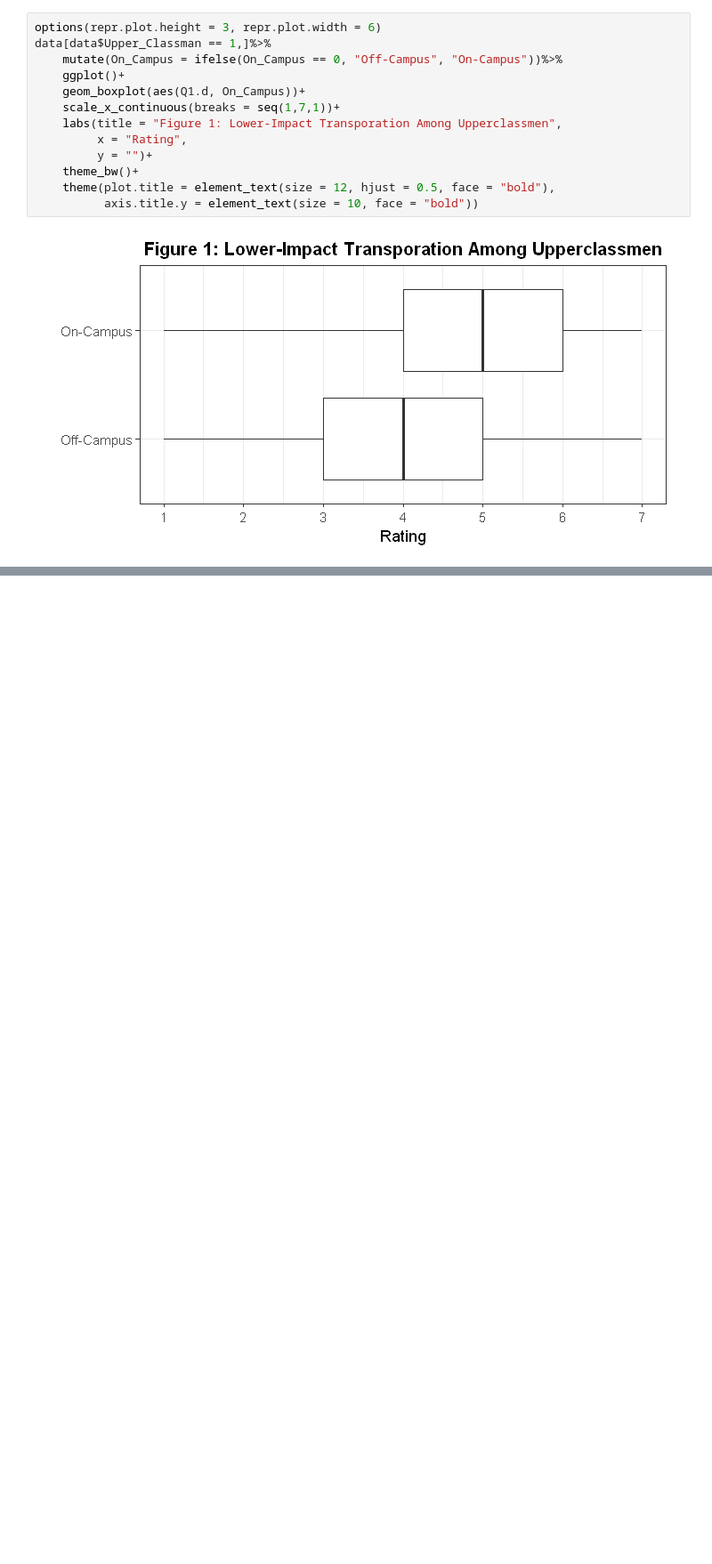
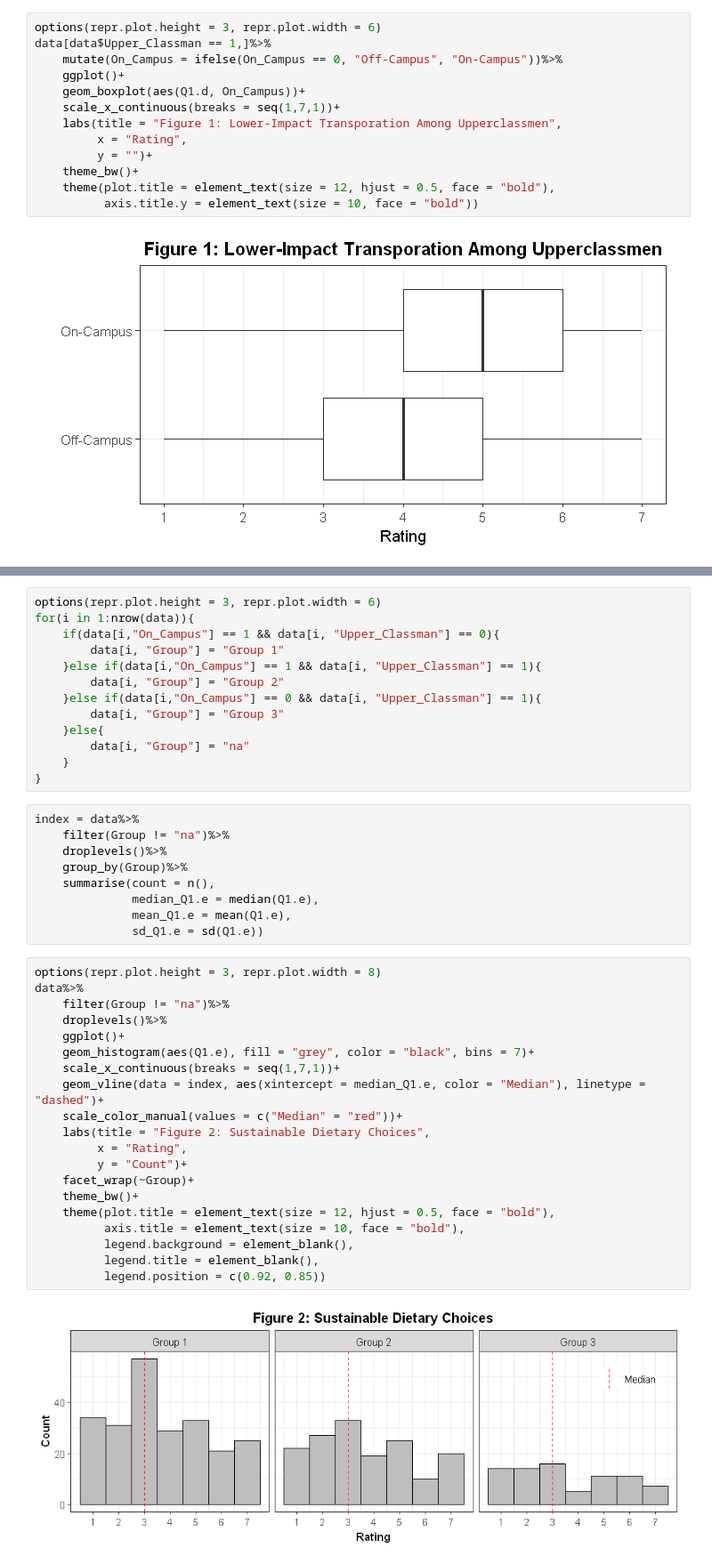
Before and after one commit to teddythepooh/prob_and_stats, a Jupyter notebook: data_analysis.ipynb, the cells around one changed output, grey strips where cells are left out. Shown: that part at 89% size. Cells and saved outputs as stored; diff of their text form; blank space fills up the shorter version.

```diff
--- a/data_analysis.ipynb
+++ b/data_analysis.ipynb
@@ -123,0 +126,44 @@ Meal plans are completely voluntary for off-campus students, but they are requir
+# %%
+options(repr.plot.height = 3, repr.plot.width = 6)
+for(i in 1:nrow(data)){
+    if(data[i,"On_Campus"] == 1 && data[i, "Upper_Classman"] == 0){
+        data[i, "Group"] = "Group 1"
+    }else if(data[i,"On_Campus"] == 1 && data[i, "Upper_Classman"] == 1){
+        data[i, "Group"] = "Group 2"
+    }else if(data[i,"On_Campus"] == 0 && data[i, "Upper_Classman"] == 1){
+        data[i, "Group"] = "Group 3"
+    }else{
+        data[i, "Group"] = "na"
+    }
+}
+# %%
+index = data%>%
+    filter(Group != "na")%>%
+    droplevels()%>%
+    group_by(Group)%>%
+    summarise(count = n(),
+              median_Q1.e = median(Q1.e),
+              mean_Q1.e = mean(Q1.e),
+              sd_Q1.e = sd(Q1.e))
+# %%
+options(repr.plot.height = 3, repr.plot.width = 8)
+data%>%
+    filter(Group != "na")%>%
+    droplevels()%>%
+    ggplot()+
+    geom_histogram(aes(Q1.e), fill = "grey", color = "black", bins = 7)+
+    scale_x_continuous(breaks = seq(1,7,1))+
+    geom_vline(data = index, aes(xintercept = median_Q1.e, color = "Median"), linetype = "dashed")+
+    scale_color_manual(values = c("Median" = "red"))+
+    labs(title = "Figure 2: Sustainable Dietary Choices",
+         x = "Rating",
+         y = "Count")+
+    facet_wrap(~Group)+
+    theme_bw()+
+    theme(plot.title = element_text(size = 12, hjust = 0.5, face = "bold"),
+          axis.title = element_text(size = 10, face = "bold"),
+          legend.background = element_blank(),
+          legend.title = element_blank(),
+          legend.position = c(0.92, 0.85))
+# %% [output]
+[figure, added]
```
Also changed, not shown: parts of 19 cells of this notebook, 1 other file.
